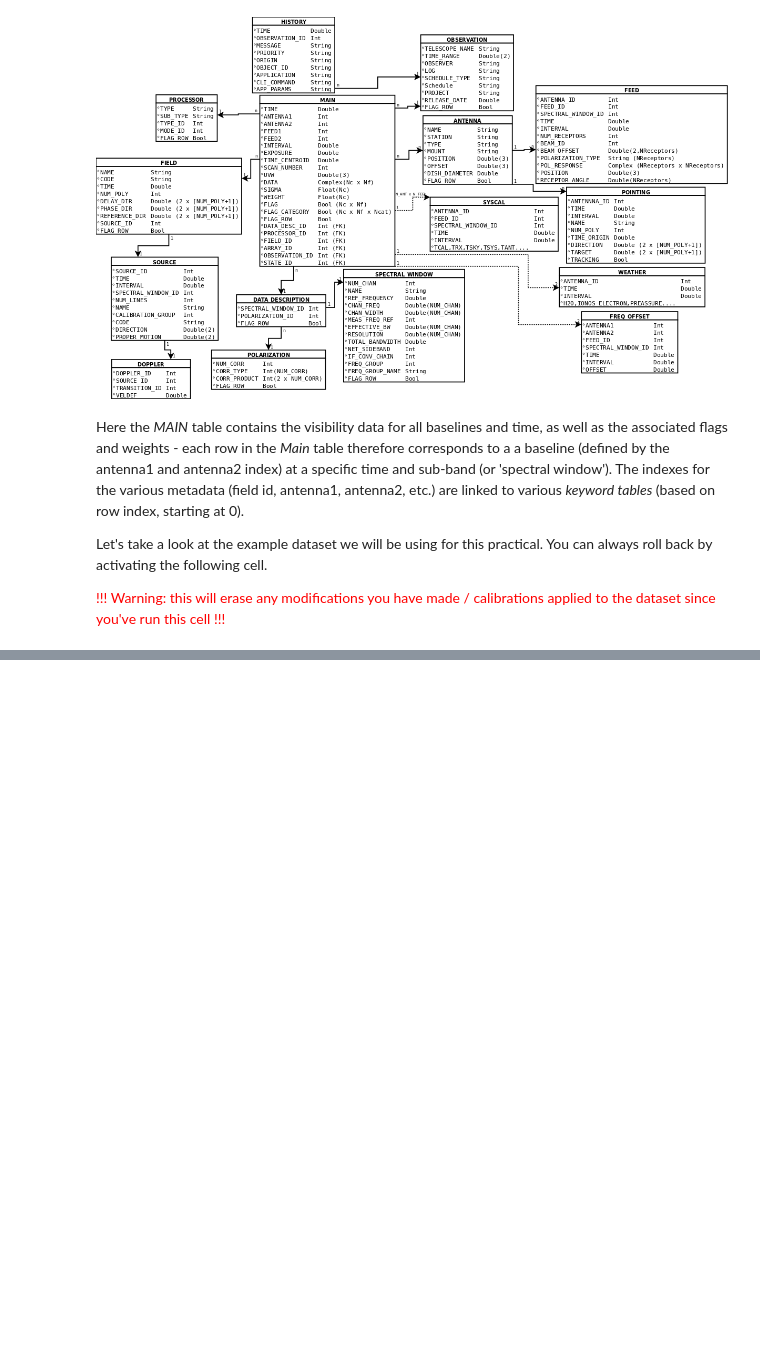
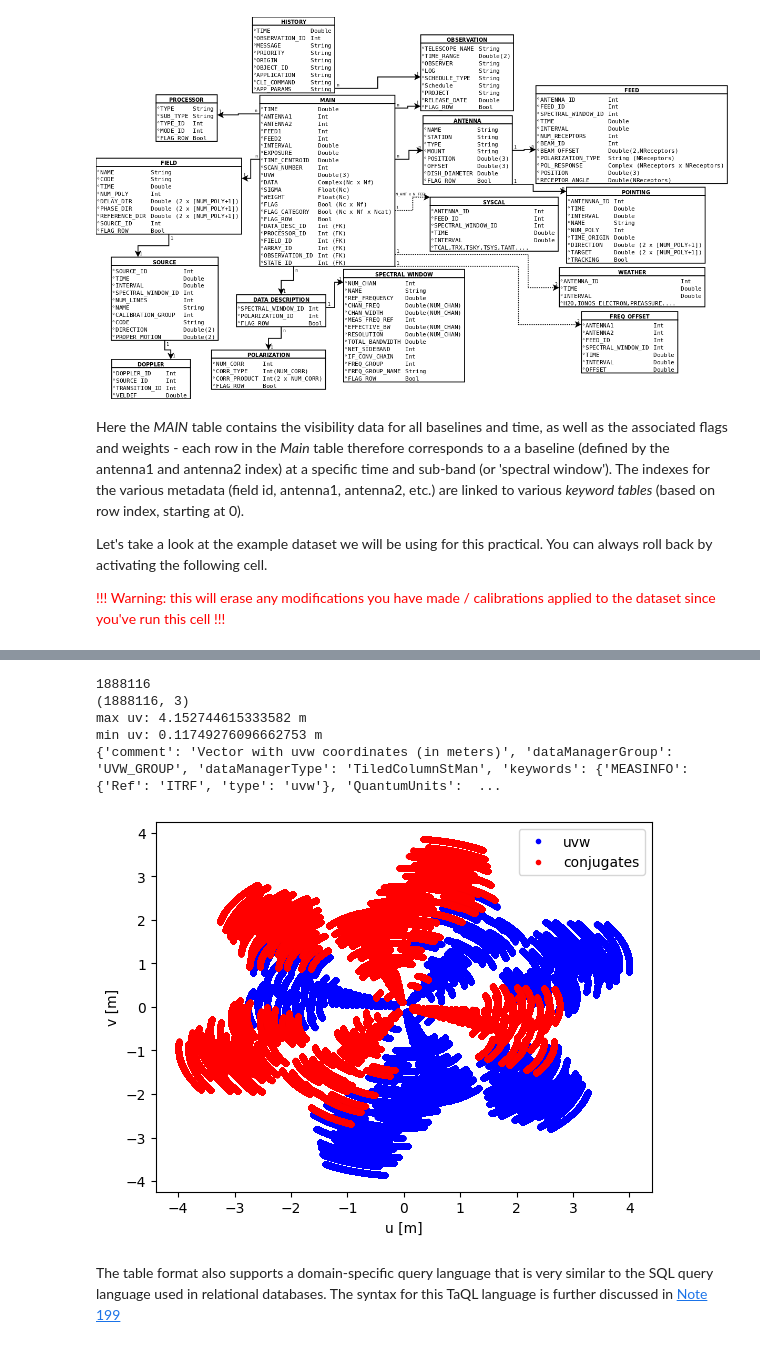
Before and after one commit to tart-telescope/notebooks, a Jupyter notebook: casa_example/casa_reduction_example.ipynb, the cells around one changed output, grey strips where cells are left out. Saved outputs shown, nothing was run; the diff lists cells and outputs as text; code cells hidden in the pictures; blank space fills up the shorter version.

Commit message:
finished section on data formats

```diff
--- a/casa_example/casa_reduction_example.ipynb
+++ b/casa_example/casa_reduction_example.ipynb
@@ -8,9 +8,15 @@ import shutil
 from IPython.display import display
 import ipywidgets as widgets
 import tempfile
-from casatools import table as tb
-
+from casatools import table
+tb = table()
+import numpy as np
+from casatools import quanta
+quanta = quanta()
 import pyvirtualdisplay
+from datetime import datetime
+from datetime import timezone
+from matplotlib import pyplot as plt
 
 _display = pyvirtualdisplay.Display(visible=False,  # use False with Xvfb
                                     size=(1400, 900))
@@ -156,0 +223,28 @@ tb.open(
+# %%
+tb.open("tart.ms")
+print(tb.nrows())
+uvw = tb.getcol('UVW').T
+print(uvw.shape)
+uvdist = np.sqrt(np.sum(uvw**2, axis=1))
+print('max uv:', np.max(uvdist), 'm')
+print('min uv:', np.min(uvdist), 'm')
+print(tb.getcoldesc("UVW"))
+tb.close()
+
+plt.figure()
+plt.plot(uvw[:,0], uvw[:,1], 'b.', label='uvw')
+plt.plot(-uvw[:,0], -uvw[:,1], 'r.', label='conjugates')
+plt.xlabel('u [m]')
+plt.ylabel('v [m]')
+plt.legend()
+plt.show()
+# %% [output]
+1888116
+(1888116, 3)
+max uv: 4.152744615333582 m
+min uv: 0.11749276096662753 m
+{'comment': 'Vector with uvw coordinates (in meters)', 'dataManagerGroup': 'UVW_GROUP', 'dataManagerType': 'TiledColumnStMan', 'keywords': {'MEASINFO': {'Ref': 'ITRF', 'type': 'uvw'}, 'QuantumUnits':  ...
+[figure, added]
+# %% [markdown]
+The table format also supports a domain-specific query language that is very similar to the SQL query language used in relational databases. The syntax for this TaQL language is further discussed in
+[Note 199](https://casacore.github.io/casacore-notes/199.html)
```
Also changed, not shown: parts of 12 cells of this notebook, 1 other file.
